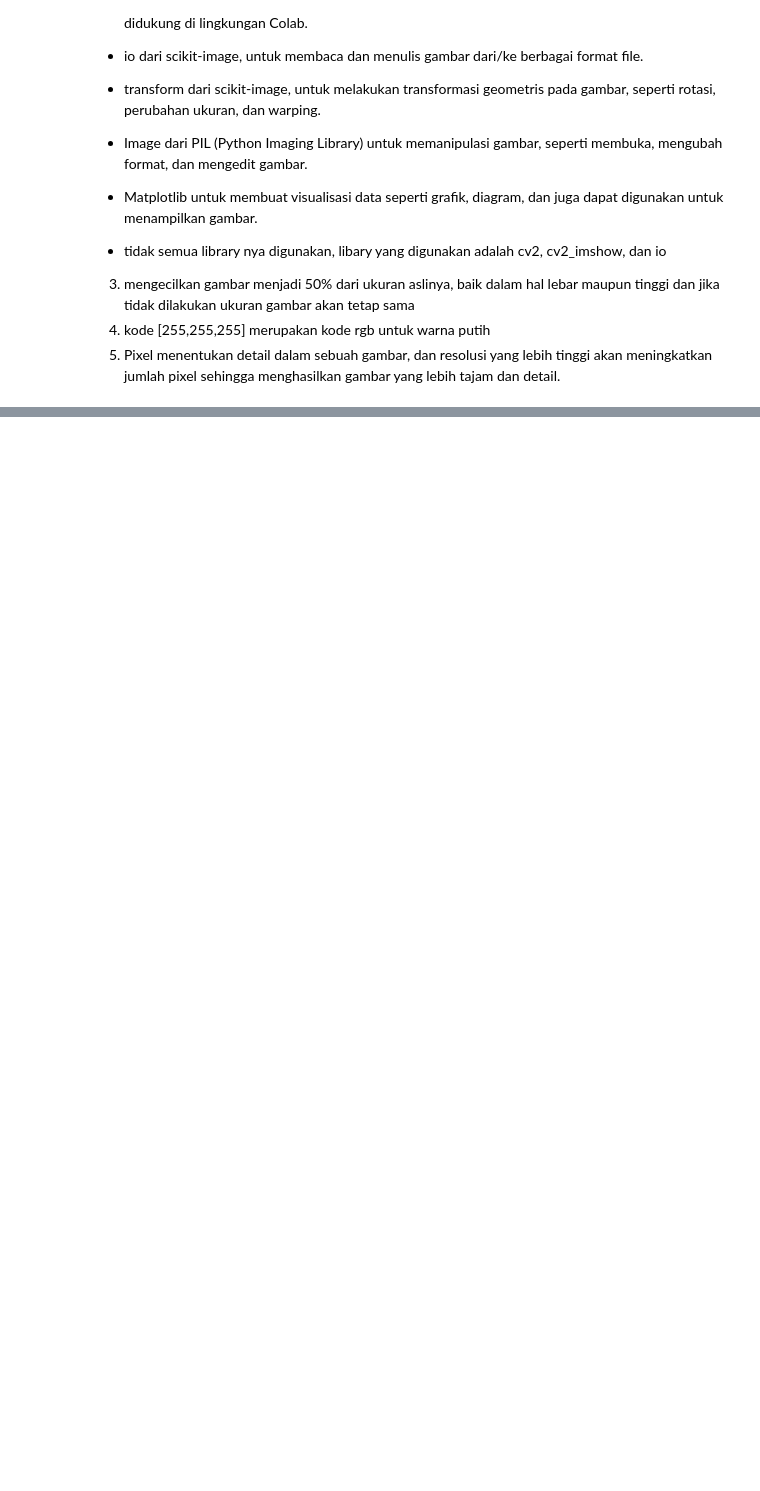
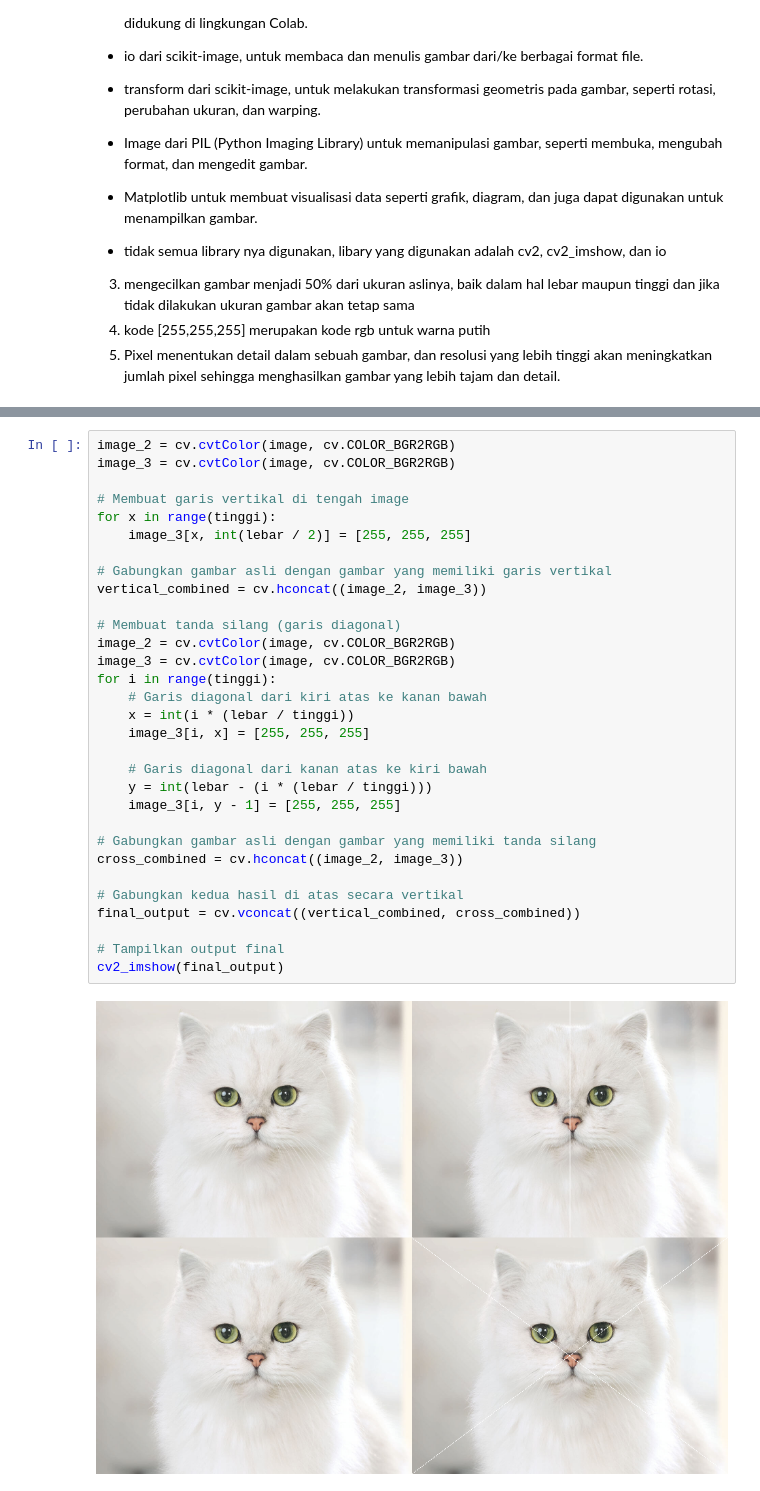
Before and after one commit to MuhammadAinurRiziq13/PCVK_2024_19, a Jupyter notebook: Week1.ipynb, the cells around one changed output, grey strips where cells are left out. Drawn from its saved outputs; the diff is of its cells as text; blank space fills up the shorter version.

```diff
--- a/Week1.ipynb
+++ b/Week1.ipynb
@@ -94,0 +100,33 @@ Apakah kegunaan kode [255,255,255] ? Jelaskan!
+# %%
+image_2 = cv.cvtColor(image, cv.COLOR_BGR2RGB)
+image_3 = cv.cvtColor(image, cv.COLOR_BGR2RGB)
+
+# Membuat garis vertikal di tengah image
+for x in range(tinggi):
+    image_3[x, int(lebar / 2)] = [255, 255, 255]
+
+# Gabungkan gambar asli dengan gambar yang memiliki garis vertikal
+vertical_combined = cv.hconcat((image_2, image_3))
+
+# Membuat tanda silang (garis diagonal)
+image_2 = cv.cvtColor(image, cv.COLOR_BGR2RGB)
+image_3 = cv.cvtColor(image, cv.COLOR_BGR2RGB)
+for i in range(tinggi):
+    # Garis diagonal dari kiri atas ke kanan bawah
+    x = int(i * (lebar / tinggi))
+    image_3[i, x] = [255, 255, 255]
+
+    # Garis diagonal dari kanan atas ke kiri bawah
+    y = int(lebar - (i * (lebar / tinggi)))
+    image_3[i, y - 1] = [255, 255, 255]
+
+# Gabungkan gambar asli dengan gambar yang memiliki tanda silang
+cross_combined = cv.hconcat((image_2, image_3))
+
+# Gabungkan kedua hasil di atas secara vertikal
+final_output = cv.vconcat((vertical_combined, cross_combined))
+
+# Tampilkan output final
+cv2_imshow(final_output)
+# %% [output]
+[figure, added]
```
Also changed, not shown: parts of 6 cells of this notebook.
